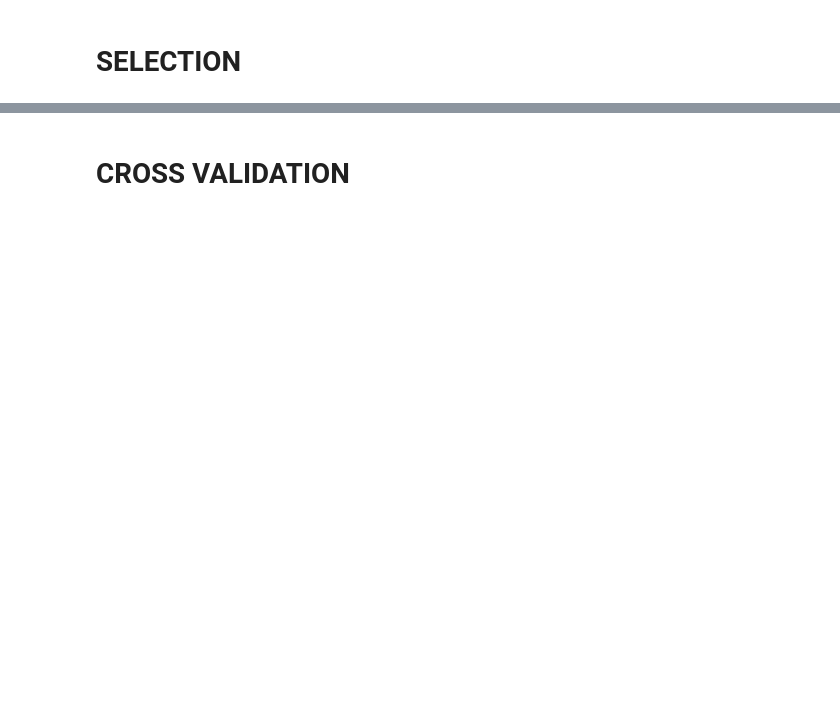
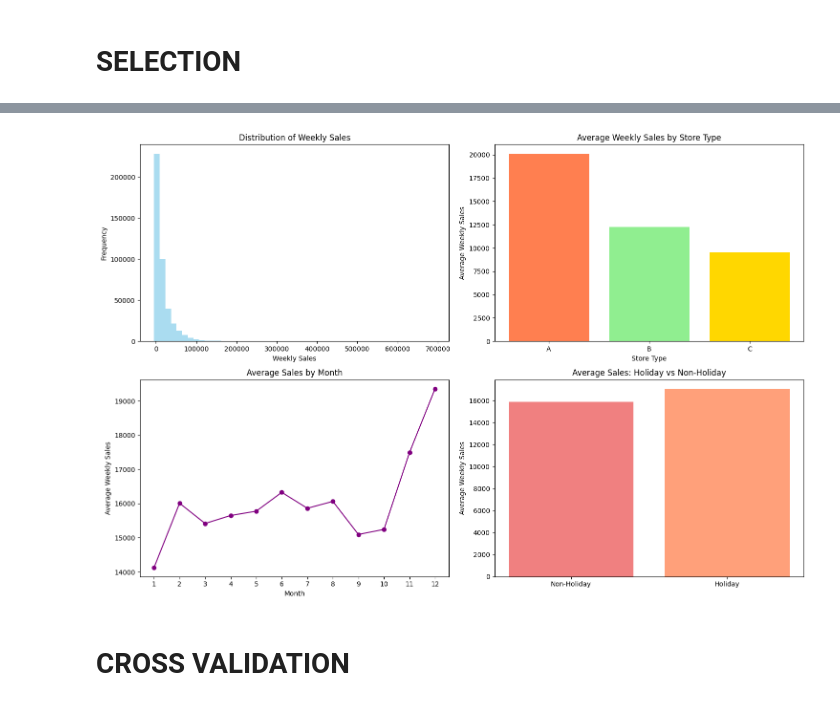
Before and after one commit to wrymp/Final-Project-Walmart-Recruiting---Store-Sales-Forecasting, a Jupyter notebook: model_experiment_XGBoost.ipynb, the cells around one changed output, grey strips where cells are left out. Saved outputs shown, nothing was run; the diff lists cells and outputs as text; code cells hidden in the pictures; blank space fills up the shorter version.

```diff
--- a/model_experiment_XGBoost.ipynb
+++ b/model_experiment_XGBoost.ipynb
@@ -51,16 +34,23 @@ True
 # %%
 import pandas as pd
 import numpy as np
+import wandb
 import xgboost as xgb
-from sklearn.model_selection import TimeSeriesSplit
-from sklearn.metrics import mean_absolute_error
+from sklearn.model_selection import TimeSeriesSplit, cross_val_score
+from sklearn.metrics import mean_absolute_error, mean_squared_error
 from sklearn.preprocessing import LabelEncoder
 from sklearn.pipeline import Pipeline
 from sklearn.base import BaseEstimator, TransformerMixin
-import wandb
+import matplotlib.pyplot as plt
+import seaborn as sns
+from datetime import datetime, timedelta
 import pickle
+import joblib
 import warnings
 warnings.filterwarnings('ignore')
+
+plt.style.use('default')
+sns.set_palette("husl")
 # %% [markdown]
 # DATA EXPLORATION
 # %%
@@ -301,57 +222,39 @@ Find logs at: ./wandb/run-20250703_214042-45s6iw8z/logs
 # %% [markdown]
 # SELECTION
 # %%
-# Initialize wandb run for feature selection
-wandb.init(
-    project="Walmart_Forecasting",
-    name="XGBoost_Feature_Selection",
-    group="XGBoost_Training",
-    tags=["preprocessing", "xgboost", "feature_selection"]
-)
+# Visualize sales distribution and patterns
+fig, axes = plt.subplots(2, 2, figsize=(15, 10))
 
-# Remove features with too many missing values
-missing_threshold = 0.8
-missing_pct = train_processed.isnull().sum() / len(train_processed)
-features_to_keep = missing_pct[missing_pct < missing_threshold].index.tolist()
+# Sales distribution
+axes[0, 0].hist(data['Weekly_Sales'], bins=50, alpha=0.7, color='skyblue')
+axes[0, 0].set_title('Distribution of Weekly Sales')
+axes[0, 0].set_xlabel('Weekly Sales')
+axes[0, 0].set_ylabel('Frequency')
 
-X_train_selected = train_processed[features_to_keep]
+# Sales by store type
+store_sales = data.groupby('Type')['Weekly_Sales'].mean().reset_index()
+axes[0, 1].bar(store_sales['Type'], store_sales['Weekly_Sales'], color=['coral', 'lightgreen', 'gold'])
+axes[0, 1].set_title('Average Weekly Sales by Store Type')
+axes[0, 1].set_xlabel('Store Type')
+axes[0, 1].set_ylabel('Average Weekly Sales')
 
-# Remove constant features
-constant_features = [col for col in X_train_selected.columns
-                    if X_train_selected[col].nunique() <= 1]
-X_train_selected = X_train_selected.drop(columns=constant_features)
+# Sales over time (monthly average)
+data['Month'] = data['Date'].dt.month
+monthly_sales = data.groupby('Month')['Weekly_Sales'].mean().reset_index()
+axes[1, 0].plot(monthly_sales['Month'], monthly_sales['Weekly_Sales'], marker='o', color='purple')
+axes[1, 0].set_title('Average Sales by Month')
+axes[1, 0].set_xlabel('Month')
+axes[1, 0].set_ylabel('Average Weekly Sales')
+axes[1, 0].set_xticks(range(1, 13))
 
-# Remove highly correlated features
-correlation_threshold = 0.95
-corr_matrix = X_train_selected.corr().abs()
-upper_tri = corr_matrix.where(np.triu(np.ones(corr_matrix.shape), k=1).astype(bool))
-high_corr_features = [column for column in upper_tri.columns if any(upper_tri[column] > correlation_threshold)]
-X_train_selected = X_train_selected.drop(columns=high_corr_features)
+# Holiday vs Non-holiday sales
+holiday_sales = data.groupby('IsHoliday')['Weekly_Sales'].mean()
+axes[1, 1].bar(['Non-Holiday', 'Holiday'], holiday_sales.values, color=['lightcoral', 'lightsalmon'])
+axes[1, 1].set_title('Average Sales: Holiday vs Non-Holiday')
+axes[1, 1].set_ylabel('Average Weekly Sales')
 
-# Log feature selection results
-wandb.config.update({
-    "missing_threshold": missing_threshold,
-    "correlation_threshold": correlation_threshold,
-    "features_after_selection": X_train_selected.shape[1],
-    "removed_missing_features": len(train_processed.columns) - len(features_to_keep),
-    "removed_constant_features": len(constant_features),
-    "removed_correlated_features": len(high_corr_features)
-})
-
-wandb.log({
-    "n_features_final": X_train_selected.shape[1],
-    "n_features_removed_missing": len(train_processed.columns) - len(features_to_keep),
-    "n_features_removed_constant": len(constant_features),
-    "n_features_removed_correlated": len(high_corr_features)
-})
-
-print(f"Features after selection: {X_train_selected.shape[1]}")
-print(f"Removed {len(constant_features)} constant features")
-print(f"Removed {len(high_corr_features)} highly correlated features")
-
-# Save selected features list
-selected_features = list(X_train_selected.columns)
-wandb.log({"selected_features": selected_features})
-
-wandb.finish()
+plt.tight_layout()
+plt.savefig('data_exploration.png', dpi=300, bbox_inches='tight')
+wandb.log({"data_exploration": wandb.Image('data_exploration.png')})
+plt.show()
 # %% [output]
@@ -381,3 +261,4 @@ Find logs at: ./wandb/run-20250703_214047-vcptey85/logs
+[figure, added]
 # %% [markdown]
 # CROSS VALIDATION
 # %%
```
Also changed, not shown: parts of 19 cells of this notebook.
